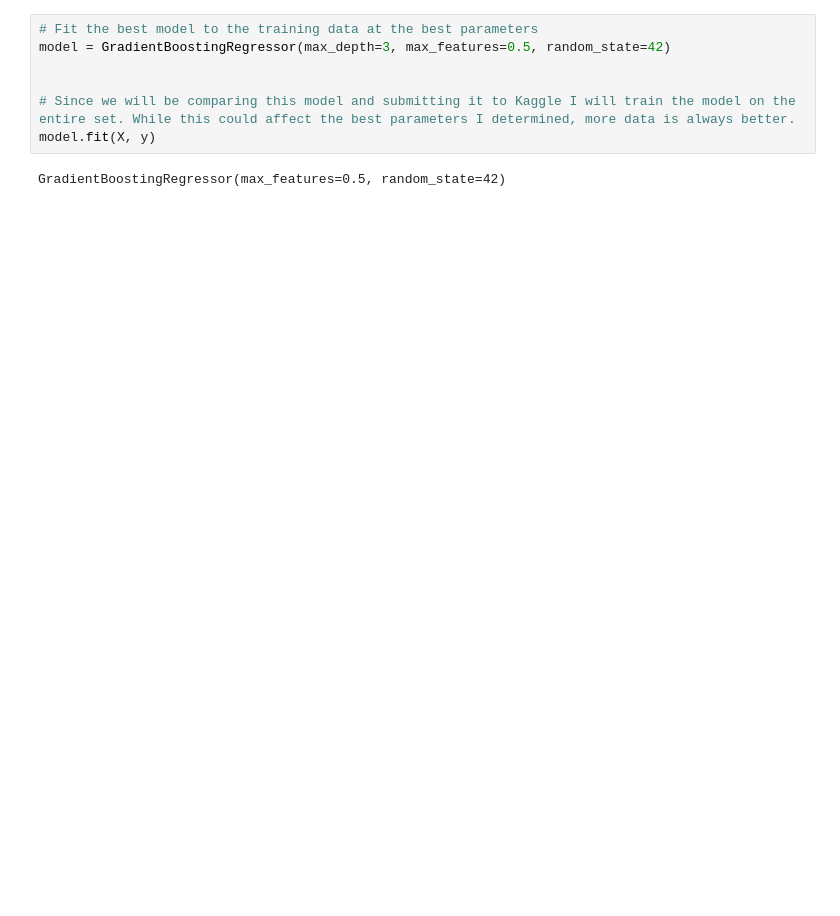
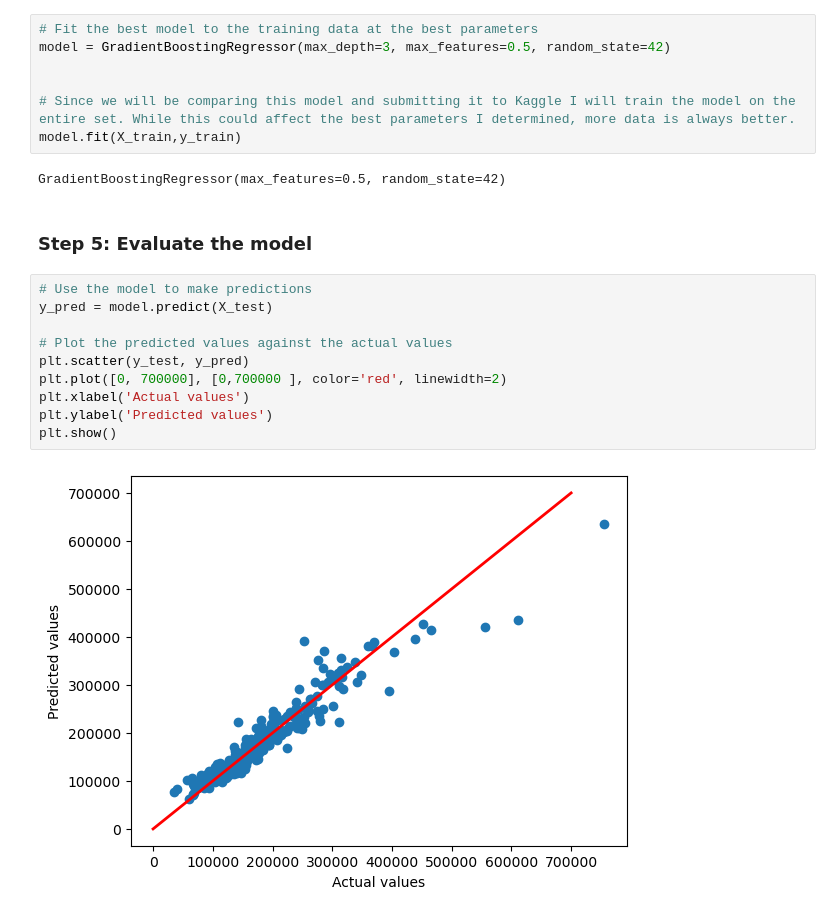
Before and after one commit to SMRain10/Housing-Price-Regression-Competition, a Jupyter notebook: 611_Project_v2.ipynb, the cells around one changed output. Drawn from its saved outputs; the diff is of its cells as text; blank space fills up the shorter version.

```diff
--- a/611_Project_v2.ipynb
+++ b/611_Project_v2.ipynb
@@ -549,6 +549,20 @@ model = GradientBoostingRegressor(max_depth=3, max_features=0.5, random_state=42
 
 
 # Since we will be comparing this model and submitting it to Kaggle I will train the model on the entire set. While this could affect the best parameters I determined, more data is always better.
-model.fit(X, y)
+model.fit(X_train,y_train)
 # %% [output]
 GradientBoostingRegressor(max_features=0.5, random_state=42)
+# %% [markdown]
+### Step 5: Evaluate the model
+# %%
+# Use the model to make predictions
+y_pred = model.predict(X_test)
+
+# Plot the predicted values against the actual values
+plt.scatter(y_test, y_pred)
+plt.plot([0, 700000], [0,700000 ], color='red', linewidth=2)
+plt.xlabel('Actual values')
+plt.ylabel('Predicted values')
+plt.show()
+# %% [output]
+[figure, added]
```
Also changed, not shown: parts of 5 cells of this notebook.
